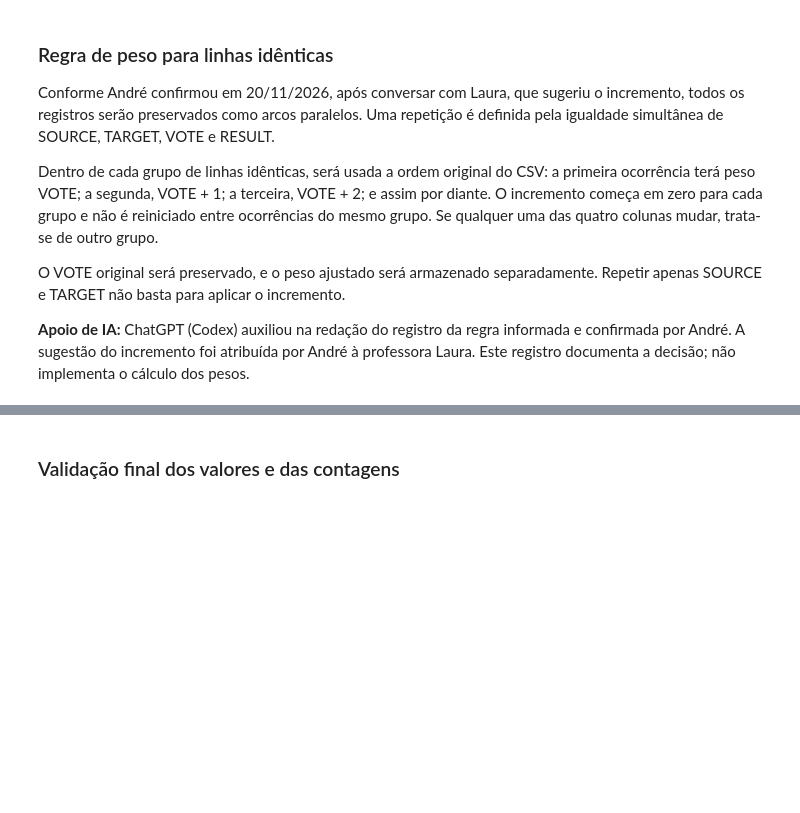
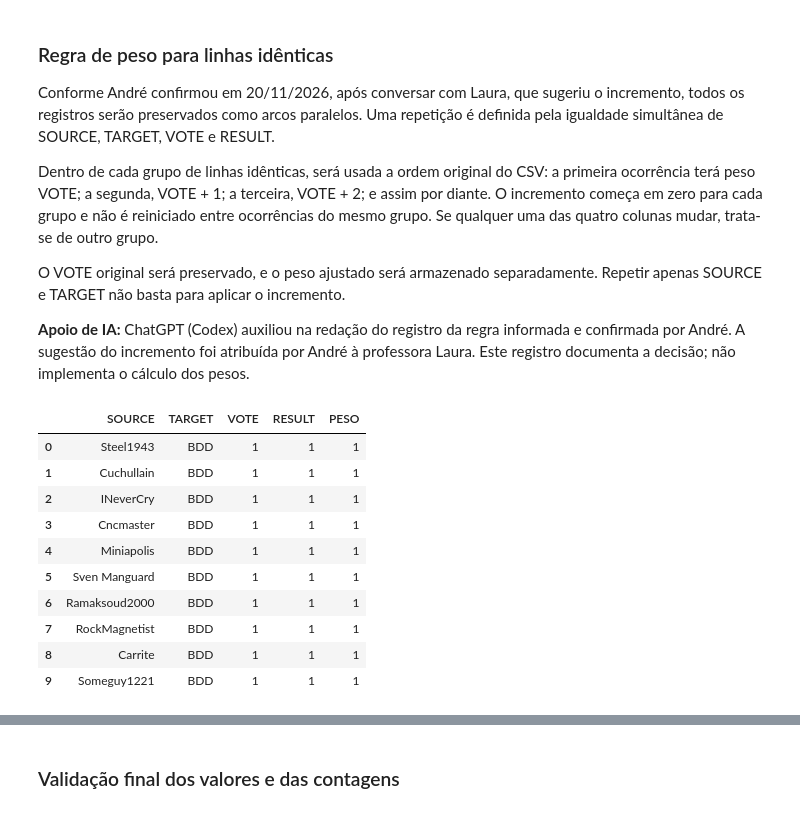
Before and after one commit to Brendalu2005/projeto-grafos-g1, a Jupyter notebook: data/dataset_parte2/baixar_wikiRfA.ipynb, the cells around one changed output, grey strips where cells are left out. Drawn from its saved outputs; the diff is of its cells as text; code cells hidden in the pictures; blank space fills up the shorter version.

Commit message:
definição de métricas, e salvando csv com coluna PESO

```diff
--- a/data/dataset_parte2/baixar_wikiRfA.ipynb
+++ b/data/dataset_parte2/baixar_wikiRfA.ipynb
@@ -445,3 +454,22 @@ Dentro de cada grupo de linhas idênticas, será usada a ordem original do CSV:
 O VOTE original será preservado, e o peso ajustado será armazenado separadamente. Repetir apenas SOURCE e TARGET não basta para aplicar o incremento.
 
 **Apoio de IA:** ChatGPT (Codex) auxiliou na redação do registro da regra informada e confirmada por André. A sugestão do incremento foi atribuída por André à professora Laura. Este registro documenta a decisão; não implementa o cálculo dos pesos.
+# %%
+# [IA] ChatGPT (Codex) – apoio com pandas para aplicar a regra de incremento confirmada pelo grupo
+colunas = ["SOURCE", "TARGET", "VOTE", "RESULT"]
+ocorrencia = df.groupby(colunas, sort=False).cumcount()
+df["PESO"] = df["VOTE"] + ocorrencia
+
+df[["SOURCE", "TARGET", "VOTE", "RESULT", "PESO"]].head(10)
+# %% [output]
+|  | SOURCE | TARGET | VOTE | RESULT | PESO |
+| 0 | Steel1943 | BDD | 1 | 1 | 1 |
+| 1 | Cuchullain | BDD | 1 | 1 | 1 |
+| 2 | INeverCry | BDD | 1 | 1 | 1 |
+| 3 | Cncmaster | BDD | 1 | 1 | 1 |
+| 4 | Miniapolis | BDD | 1 | 1 | 1 |
+| 5 | Sven Manguard | BDD | 1 | 1 | 1 |
+| 6 | Ramaksoud2000 | BDD | 1 | 1 | 1 |
+| 7 | RockMagnetist | BDD | 1 | 1 | 1 |
+| 8 | Carrite | BDD | 1 | 1 | 1 |
+| 9 | Someguy1221 | BDD | 1 | 1 | 1 |
```
Also changed, not shown: parts of 14 cells of this notebook, 3 other files.
